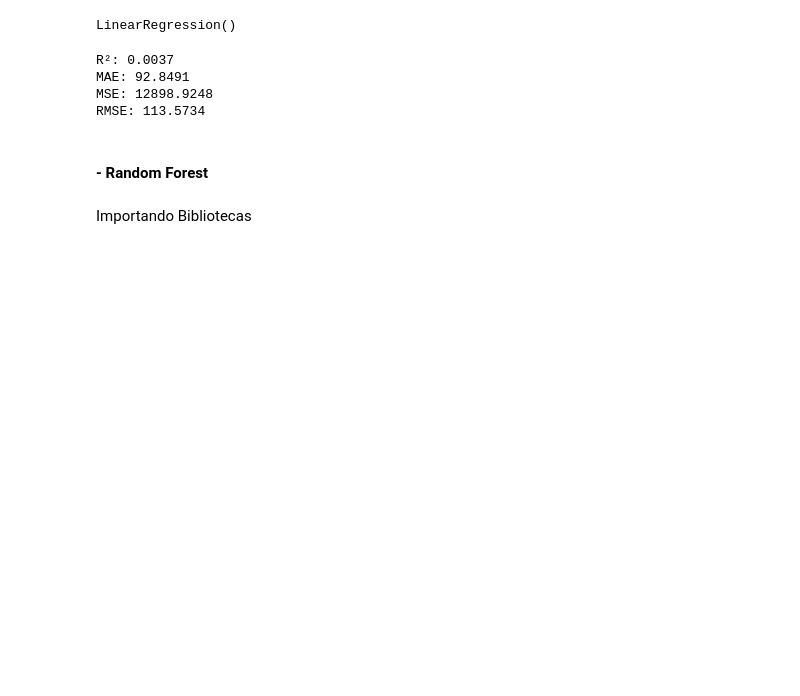
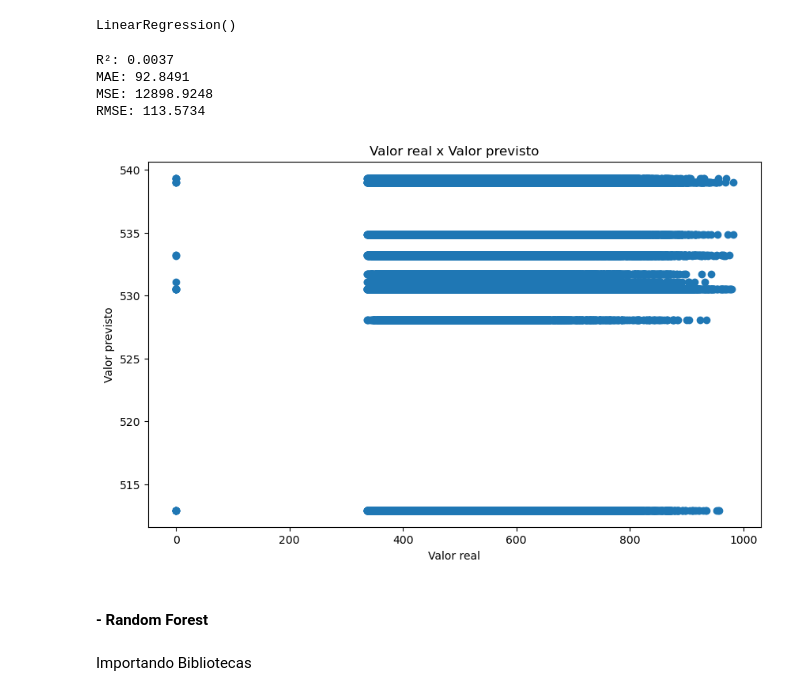
Before and after one commit to MateusMarinheiro18/Projeto-2-Ciencia-dos-Dados, a Jupyter notebook: principal.ipynb, the cells around one changed output. Drawn from its saved outputs; the diff is of its cells as text; code cells hidden in the pictures; blank space fills up the shorter version.

```diff
--- a/principal.ipynb
+++ b/principal.ipynb
@@ -624,6 +624,17 @@ R²: 0.0037
 MAE: 92.8491
 MSE: 12898.9248
 RMSE: 113.5734
+# %%
+# grafico de dispersão entre os valores reais e os valores previstos
+
+plt.figure(figsize=(10, 6))
+plt.scatter(y_test, y_pred)
+plt.xlabel('Valor real')
+plt.ylabel('Valor previsto')
+plt.title('Valor real x Valor previsto (Regressão Linear Múltipla)')
+plt.show()
+# %% [output]
+[figure, added]
 # %% [markdown]
 #### - Random Forest
 # %% [markdown]
```
Also changed, not shown: parts of 7 cells of this notebook.
